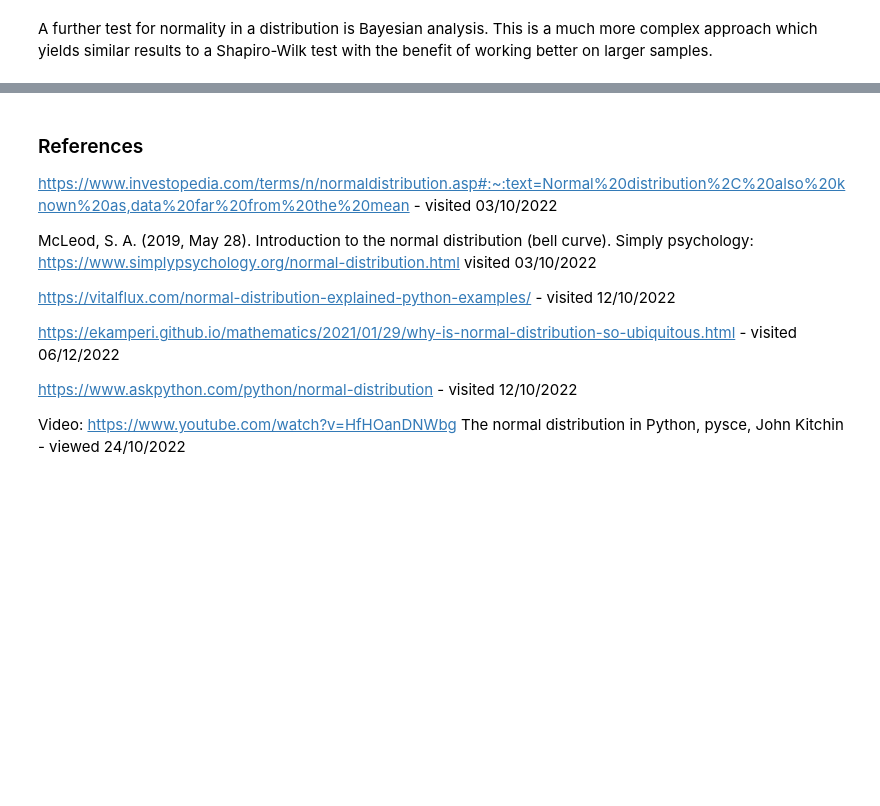
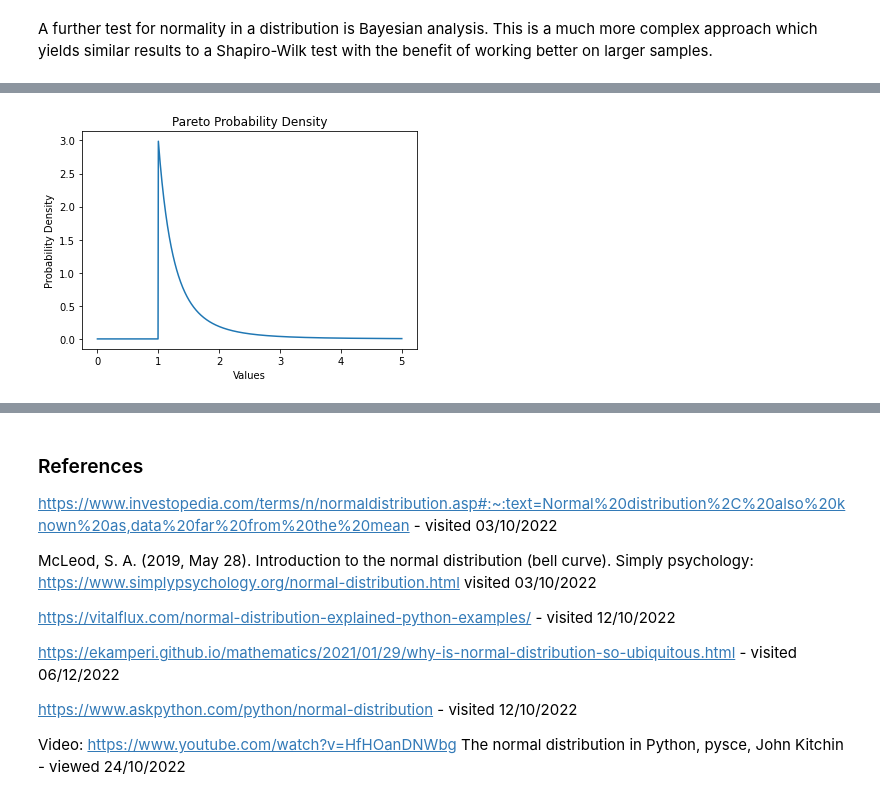
Before and after one commit to Scunnies/funddata_assessment, a Jupyter notebook: Normal Distribution/Normal Distribution Assessment Notebook.ipynb, the cells around one changed output, grey strips where cells are left out. Drawn from its saved outputs; the diff is of its cells as text; code cells hidden in the pictures; blank space fills up the shorter version.

```diff
--- a/Normal Distribution/Normal Distribution Assessment Notebook.ipynb
+++ b/Normal Distribution/Normal Distribution Assessment Notebook.ipynb
@@ -299,9 +298,14 @@ The same article goes on to say that these intertwined and globalised systems ar
 # %%
 # plot a pareto distribution
 # code taken from https://stackoverflow.com/questions/42260519/defining-pareto-distribution-in-python-scipy
 
 x = np.linspace(0, 5, 1000)
 
-output = np.array(pareto.pdf(x, scale = 1, b = 3))
+output = np.array(pareto.pdf(x, scale = 1, b = 3)) # where b signifies shape parameter
 plt.plot(x, output.T)
+plt.title("Pareto Probability Density")
+plt.xlabel('Values')
+plt.ylabel('Probability Density')
 plt.show()
+# %% [output]
+[figure, added]
```
Also changed, not shown: parts of 19 cells of this notebook.
